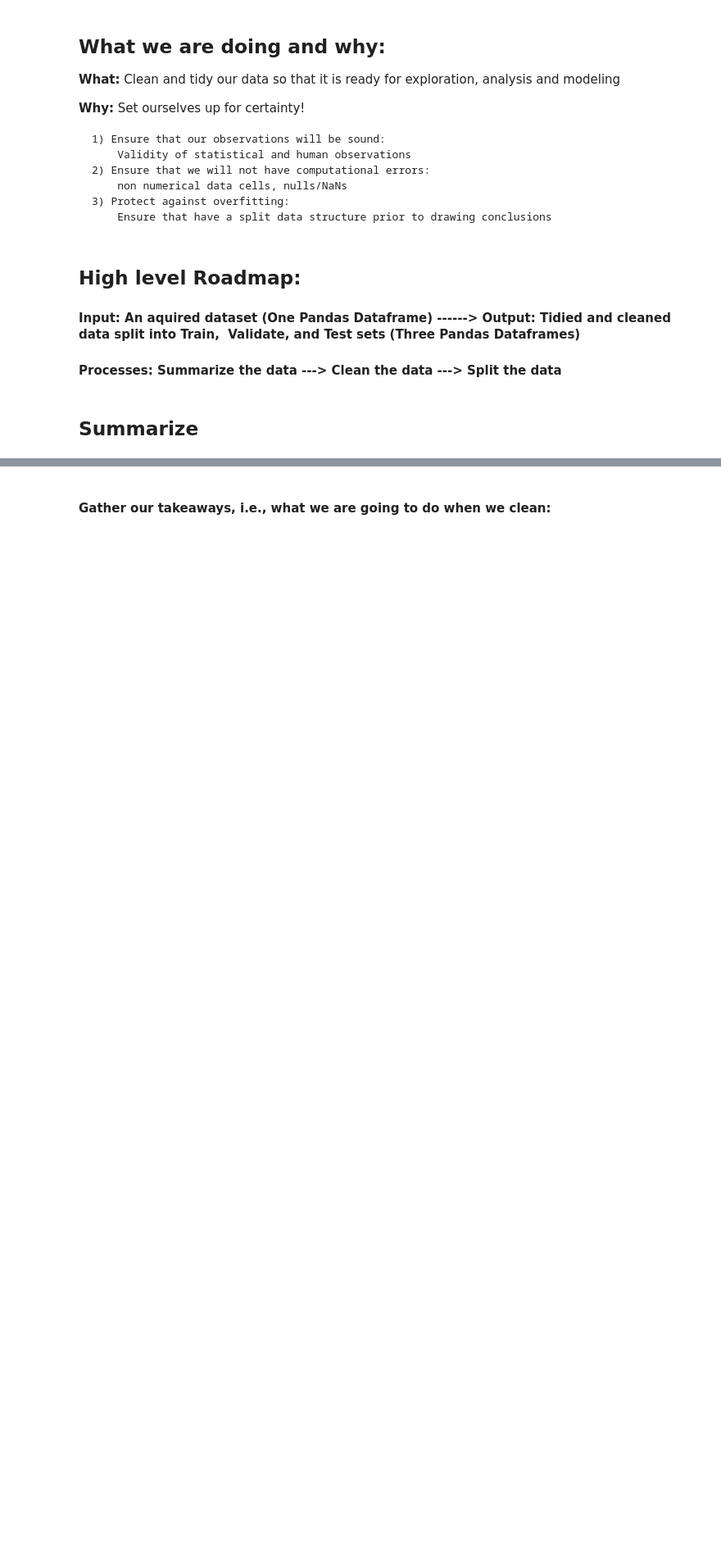
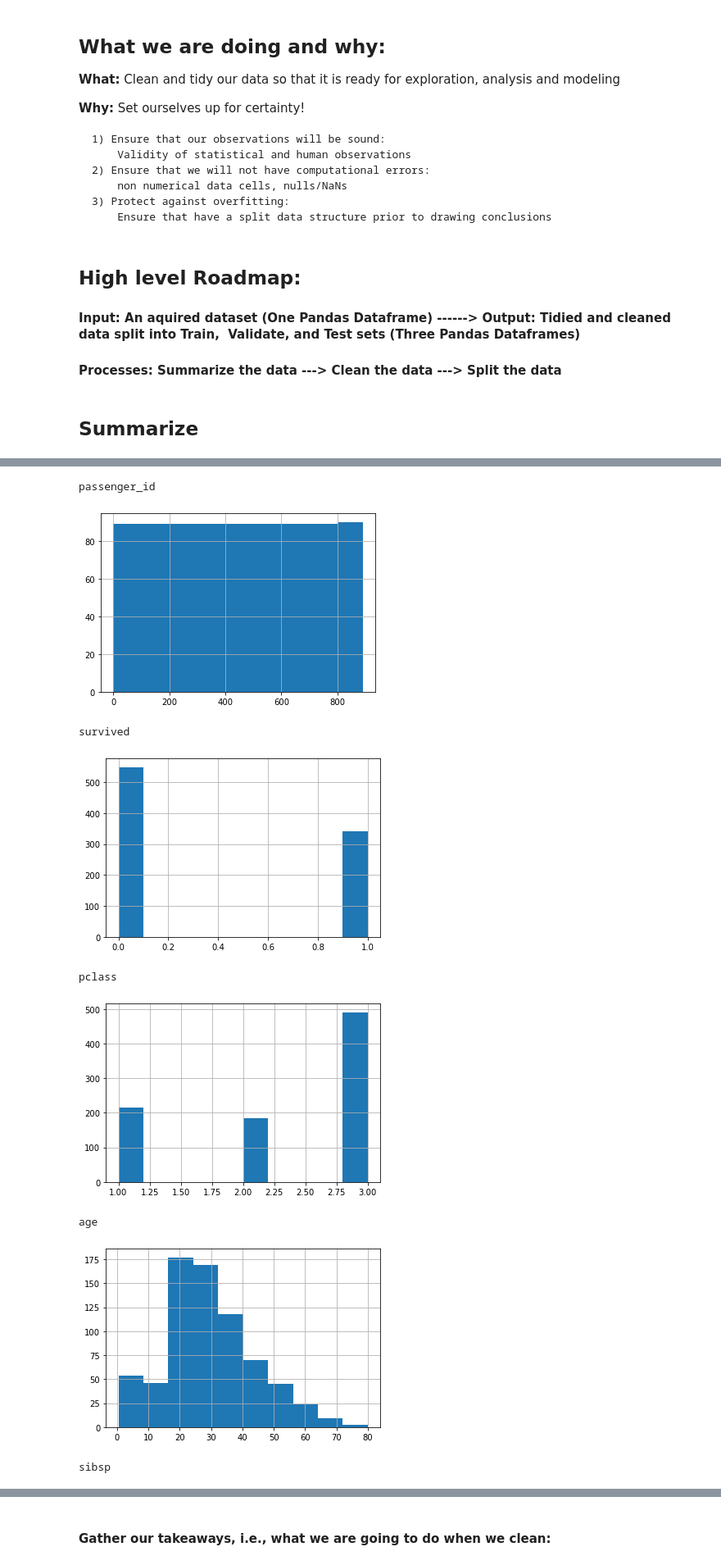
Before and after one commit to CodeupClassroom/innis-classification-exercises, a Jupyter notebook: prepare.ipynb, the cells around one changed output, grey strips where cells are left out. Shown: that part at 82% size. Cells and saved outputs as stored; diff of their text form; code cells hidden in the pictures; blank space fills up the shorter version.

```diff
--- a/prepare.ipynb
+++ b/prepare.ipynb
@@ -47,3 +47,5 @@ warnings.filterwarnings('ignore')
 import acquire
 # %%
 # Grab our acquired dataset:
+# %%
+df = acquire.get_titanic_data()
@@ -61,2 +128,6 @@ import acquire
+# %%
+numcols = [col for col in df.columns if df[col].dtype != 'O']
+# %%
+catcols = [col for col in df.columns if df[col].dtype == 'O']
 # %%
 # sanity check
@@ -66,0 +151,8 @@ import acquire
+# %%
+# Describe our object columns:
+for col in catcols:
+    print(f'Column: {col}')
+    print(df[col].value_counts())
+    print('-------')
+    print(df[col].value_counts(normalize=True, dropna=False))
+    print('====================')
@@ -66,0 +177,16 @@ import acquire
+# %%
+# describe numerical columns
+for col in numcols:
+    print(col)
+    df[col].hist()
+    plt.show()
+# %% [output]
+passenger_id
+[figure, added]
+survived
+[figure, added]
+pclass
+[figure, added]
+age
+[figure, added]
+sibsp
```
Also changed, not shown: parts of 57 cells of this notebook.
